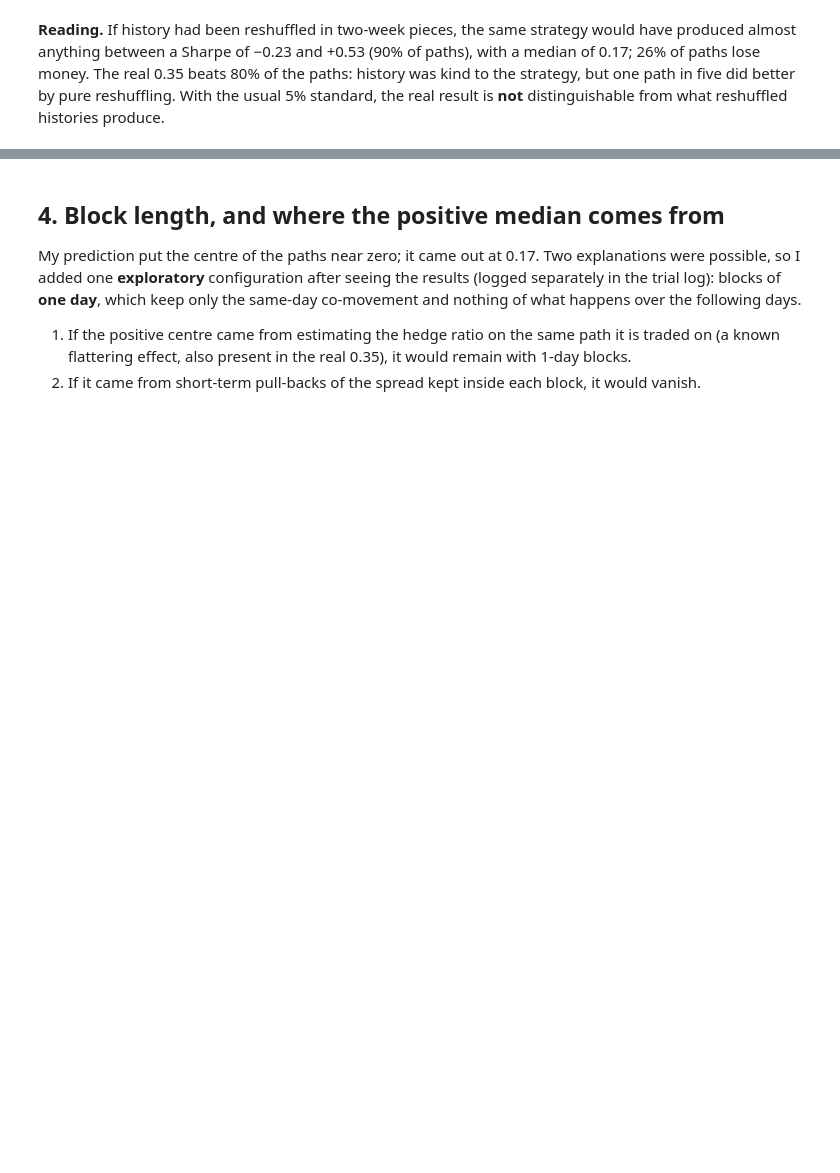
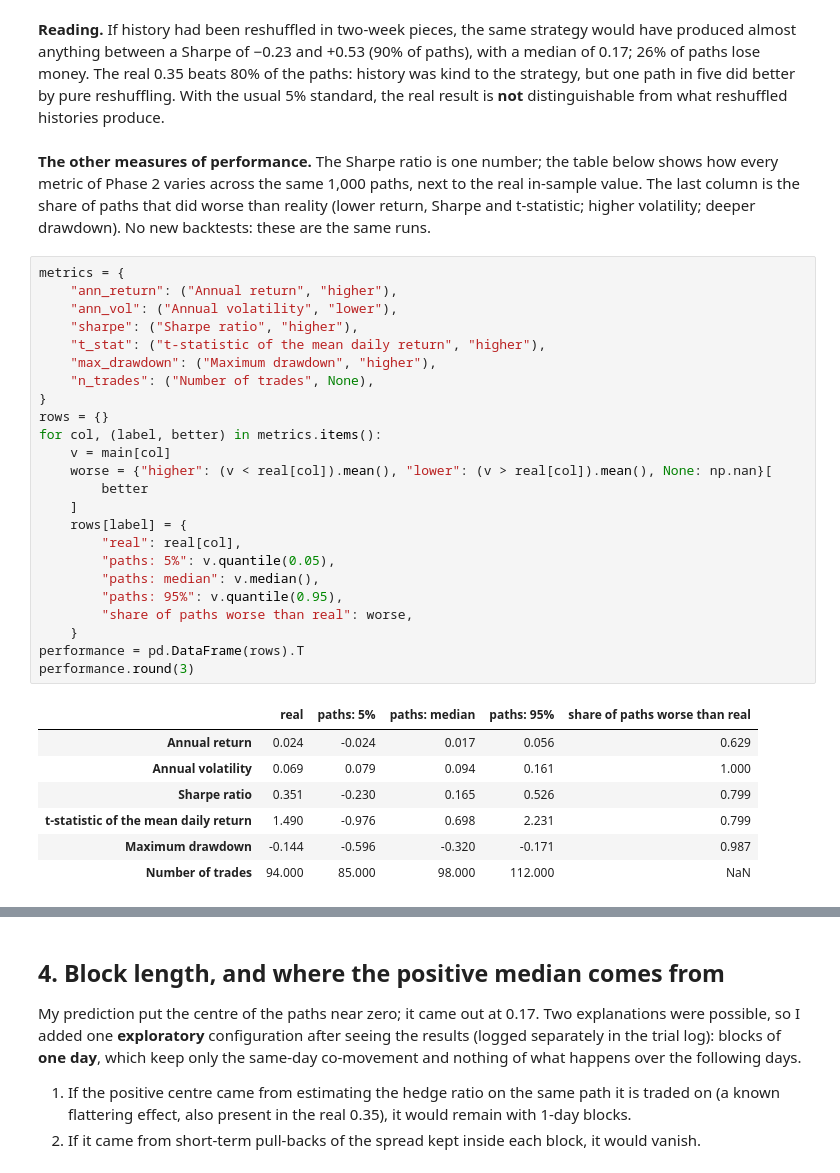
Before and after one commit to gianleonardosalvemini-tech/bsq-pairs-trading, a Jupyter notebook: notebooks/05_simulation.ipynb, the cells around one changed output, grey strips where cells are left out. Drawn from its saved outputs; the diff is of its cells as text; blank space fills up the shorter version.

```diff
--- a/notebooks/05_simulation.ipynb
+++ b/notebooks/05_simulation.ipynb
@@ -298,3 +300,40 @@ almost anything between a Sharpe of −0.23 and +0.53 (90% of paths), with a med
 money. The real 0.35 beats 80% of the paths: history was kind to the strategy, but one path in five did
 better by pure reshuffling. With the usual 5% standard, the real result is **not** distinguishable from what
 reshuffled histories produce.
+# %% [markdown]
+**The other measures of performance.** The Sharpe ratio is one number; the table below shows how every
+metric of Phase 2 varies across the same 1,000 paths, next to the real in-sample value. The last column is the
+share of paths that did worse than reality (lower return, Sharpe and t-statistic; higher volatility; deeper
+drawdown). No new backtests: these are the same runs.
+# %%
+metrics = {
+    "ann_return": ("Annual return", "higher"),
+    "ann_vol": ("Annual volatility", "lower"),
+    "sharpe": ("Sharpe ratio", "higher"),
+    "t_stat": ("t-statistic of the mean daily return", "higher"),
+    "max_drawdown": ("Maximum drawdown", "higher"),
+    "n_trades": ("Number of trades", None),
+}
+rows = {}
+for col, (label, better) in metrics.items():
+    v = main[col]
+    worse = {"higher": (v < real[col]).mean(), "lower": (v > real[col]).mean(), None: np.nan}[
+        better
+    ]
+    rows[label] = {
+        "real": real[col],
+        "paths: 5%": v.quantile(0.05),
+        "paths: median": v.median(),
+        "paths: 95%": v.quantile(0.95),
+        "share of paths worse than real": worse,
+    }
+performance = pd.DataFrame(rows).T
+performance.round(3)
+# %% [output]
+|  | real | paths: 5% | paths: median | paths: 95% | share of paths worse than real |
+| Annual return | 0.024 | -0.024 | 0.017 | 0.056 | 0.629 |
+| Annual volatility | 0.069 | 0.079 | 0.094 | 0.161 | 1.000 |
+| Sharpe ratio | 0.351 | -0.230 | 0.165 | 0.526 | 0.799 |
+| t-statistic of the mean daily return | 1.490 | -0.976 | 0.698 | 2.231 | 0.799 |
+| Maximum drawdown | -0.144 | -0.596 | -0.320 | -0.171 | 0.987 |
+| Number of trades | 94.000 | 85.000 | 98.000 | 112.000 | NaN |
```
Also changed, not shown: parts of 3 cells of this notebook.
